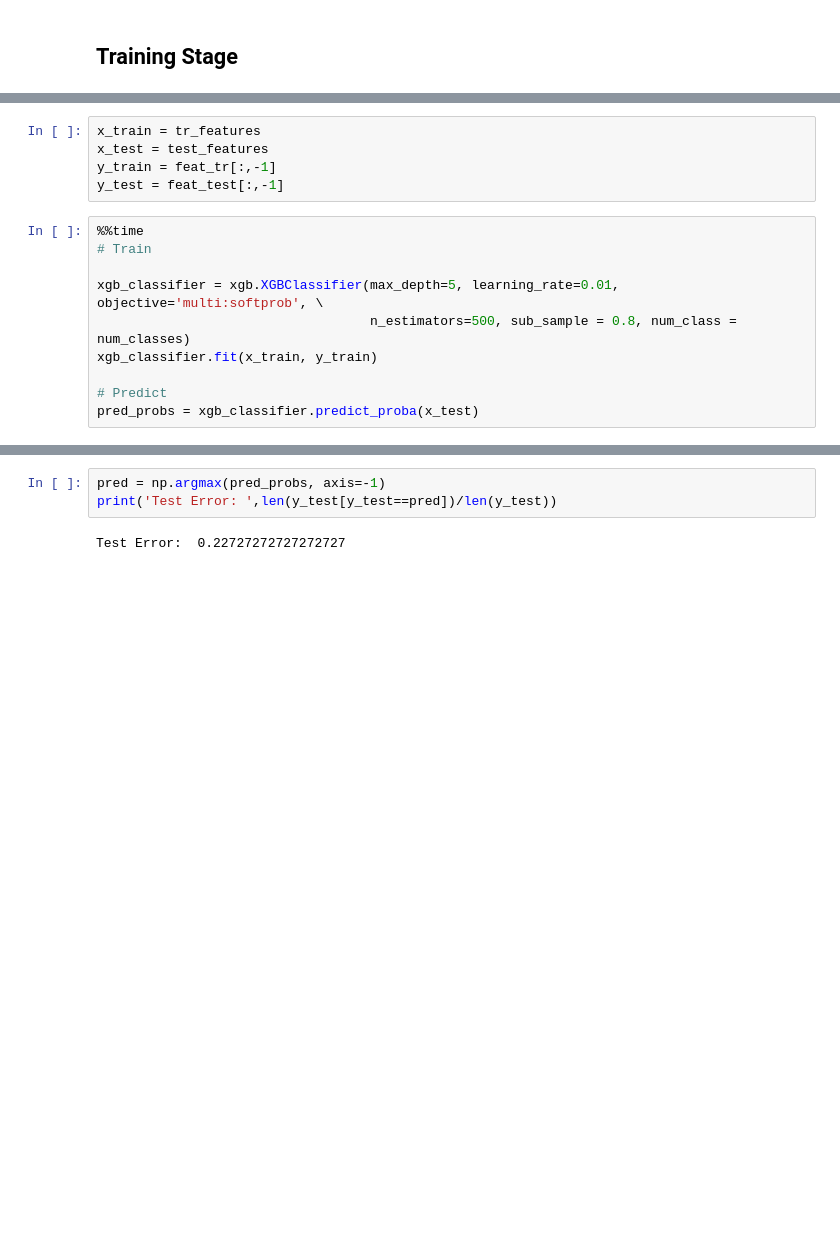
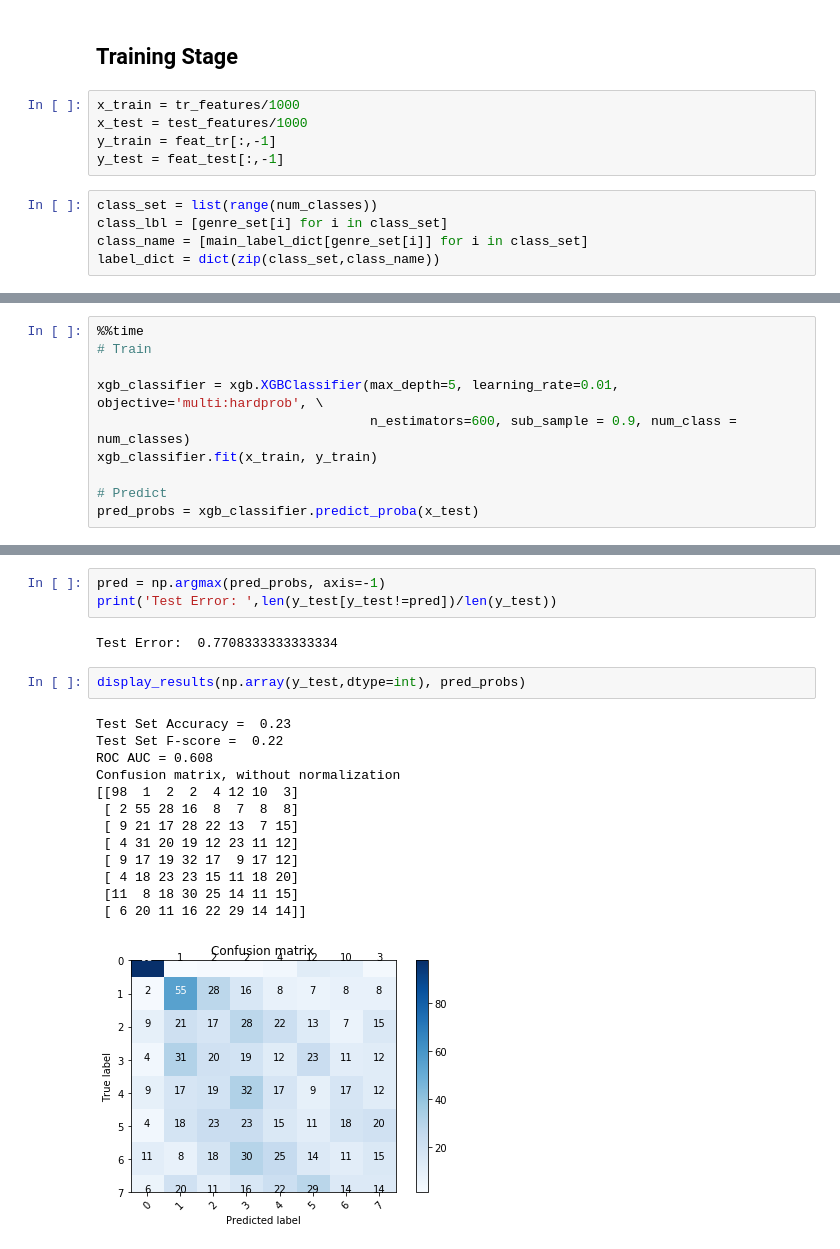
Before and after one commit to adityasant/ECE271Project, a Jupyter notebook: Local Codes and Notebooks/Classifier_boosting.ipynb, the cells around one changed output, grey strips where cells are left out. Saved outputs shown, nothing was run; the diff lists cells and outputs as text; blank space fills up the shorter version.

Commit message:
Fixed few errors for metrics and confusion matrix

```diff
--- a/Local Codes and Notebooks/Classifier_boosting.ipynb
+++ b/Local Codes and Notebooks/Classifier_boosting.ipynb
@@ -278,3 +299,13 @@ print(one_hot.shape)
 (8, 6400)
 # %% [markdown]
 ## Training Stage
+# %%
+x_train = tr_features/1000
+x_test = test_features/1000
+y_train = feat_tr[:,-1]
+y_test = feat_test[:,-1]
+# %%
+class_set = list(range(num_classes))
+class_lbl = [genre_set[i] for i in class_set]
+class_name = [main_label_dict[genre_set[i]] for i in class_set]
+label_dict = dict(zip(class_set,class_name))
@@ -328,17 +370,12 @@ def display_results(y_test, pred_probs, cm = True):
     print('ROC AUC = {0:.3f}'.format(roc_auc_score(y_true=one_hot_true, y_score=pred_probs, average='macro')))
     if cm:
         plot_confusion_matrix(confusion_matrix(y_test, pred), classes=label_dict.keys())
-# %%
-x_train = tr_features
-x_test = test_features
-y_train = feat_tr[:,-1]
-y_test = feat_test[:,-1]
 # %%
 %%time
 # Train
 
-xgb_classifier = xgb.XGBClassifier(max_depth=5, learning_rate=0.01, objective='multi:softprob', \
-                                   n_estimators=500, sub_sample = 0.8, num_class = num_classes)
+xgb_classifier = xgb.XGBClassifier(max_depth=5, learning_rate=0.01, objective='multi:hardprob', \
+                                   n_estimators=600, sub_sample = 0.9, num_class = num_classes)
 xgb_classifier.fit(x_train, y_train)
 
 # Predict
@@ -348,5 +385,21 @@ Wall time: 36.7 s
 # %%
 pred = np.argmax(pred_probs, axis=-1)
-print('Test Error: ',len(y_test[y_test==pred])/len(y_test))
+print('Test Error: ',len(y_test[y_test!=pred])/len(y_test))
 # %% [output]
-Test Error:  0.22727272727272727
+Test Error:  0.7708333333333334
+# %%
+display_results(np.array(y_test,dtype=int), pred_probs)
+# %% [output]
+Test Set Accuracy =  0.23
+Test Set F-score =  0.22
+ROC AUC = 0.608
+Confusion matrix, without normalization
+[[98  1  2  2  4 12 10  3]
+ [ 2 55 28 16  8  7  8  8]
+ [ 9 21 17 28 22 13  7 15]
+ [ 4 31 20 19 12 23 11 12]
+ [ 9 17 19 32 17  9 17 12]
+ [ 4 18 23 23 15 11 18 20]
+ [11  8 18 30 25 14 11 15]
+ [ 6 20 11 16 22 29 14 14]]
+[figure, added]
```
Also changed, not shown: parts of 16 cells of this notebook.
